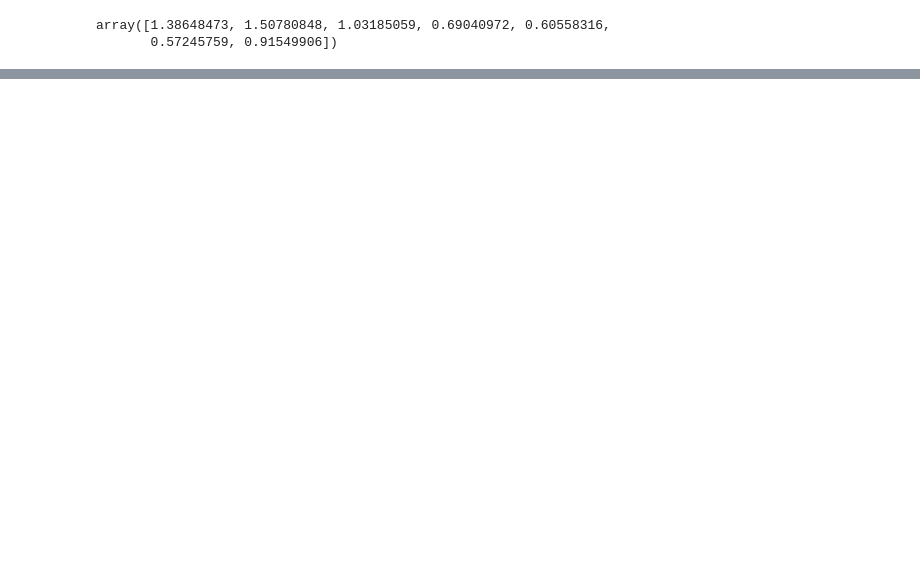
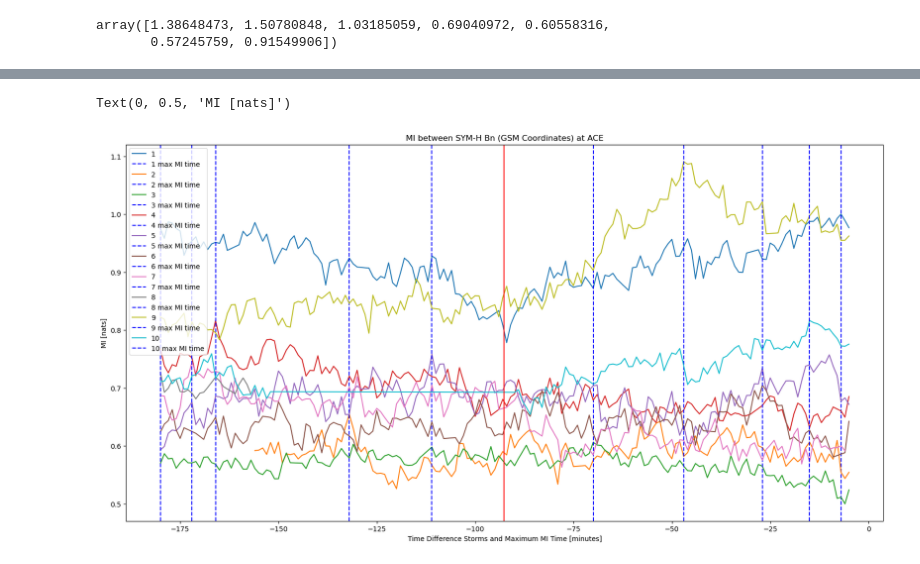
Before and after one commit to Sat-Nav/UROP2024, a Jupyter notebook: src/tests.ipynb, the cells around one changed output, grey strips where cells are left out. Saved outputs shown, nothing was run; the diff lists cells and outputs as text; code cells hidden in the pictures; blank space fills up the shorter version.

```diff
--- a/src/tests.ipynb
+++ b/src/tests.ipynb
@@ -258,0 +347,26 @@ times[max_MI_pos], max_MI
+# %%
+max_MI_times1 = []
+max_MIs1 = []
+all_storm_MI_matrices1 = []
+all_matrix_times1 = []
+analysed1 = []
+
+for i, storm in enumerate(storm_data):
+    print(f"storm {i+1}/{len(storm_data)}")
+    try:
+        MI_matrices, times = storm_analysis(storm, level1.dropna(), max_time_diff=60*3)
+        max_MI_pos = np.argmax(MI_matrices[:, -3, 2])
+        max_MI = MI_matrices[max_MI_pos, -3, 2]
+        max_MI_time_delta = times[max_MI_pos] - storm["Datetime"].max() # time of max MI relative to end of storm
+
+        max_MI_times1.append(max_MI_time_delta)
+        max_MIs1.append(max_MI)
+        all_storm_MI_matrices1.append(MI_matrices)
+        all_matrix_times1.append(times)
+        analysed1.append(True)
+    except ValueError:
+        analysed1.append(False)
+
+average_max_MI_time1 = np.mean(max_MI_times1)
+average_max_MI1 = np.mean(max_MIs1)
+average_max_MI_time1, average_max_MI1
@@ -258,0 +392,21 @@ times[max_MI_pos], max_MI
+# %%
+plt.figure(figsize=[20, 10])
+
+for i, storm in enumerate(storm_data):
+    try:
+        if not analysed1[i]:
+            continue
+        offset = i - sum(analysed1[:i])
+        # print((pd.Series(all_matrix_times1[i - offset]) - storm["Datetime"].max()).dt.total_seconds()/60)
+        plt.plot((pd.Series(all_matrix_times1[i - offset]) - storm["Datetime"].max()).dt.total_seconds()/60, all_storm_MI_matrices1[i - offset][:, -3, 2], label = f"{i - offset + 1}")
+        plt.axvline(max_MI_times1[i - offset].total_seconds()/60, color='b', label = f"{i - offset + 1} max MI time", linestyle='--')
+    except:
+        pass
+plt.axvline(average_max_MI_time1.total_seconds()/60, color='r')
+plt.title('MI between SYM-H Bn (GSM Coordinates) at ACE')
+plt.xlabel('Time Difference Storms and Maximum MI Time [minutes]')
+plt.legend()
+plt.ylabel('MI [nats]')
+# %% [output]
+Text(0, 0.5, 'MI [nats]')
+[figure, added]
```
Also changed, not shown: parts of 18 cells of this notebook, 10 other files.
